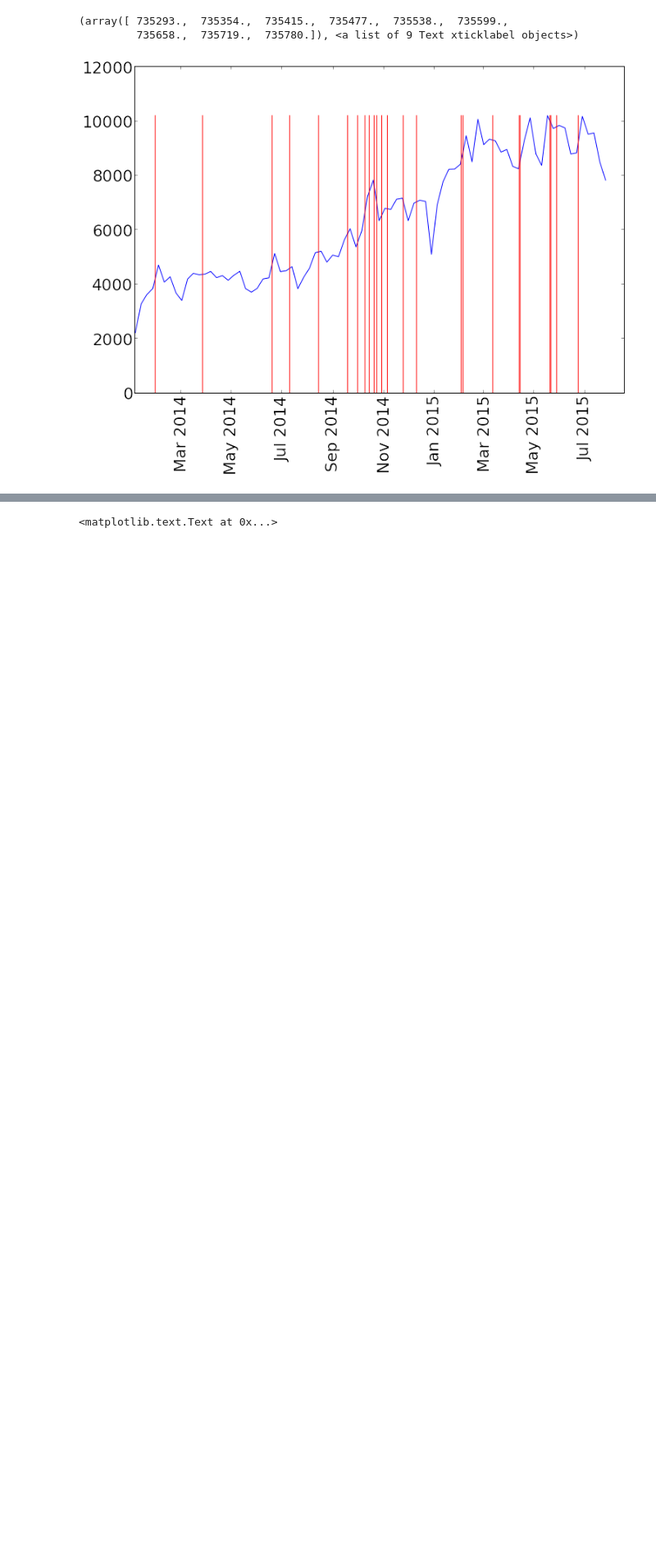
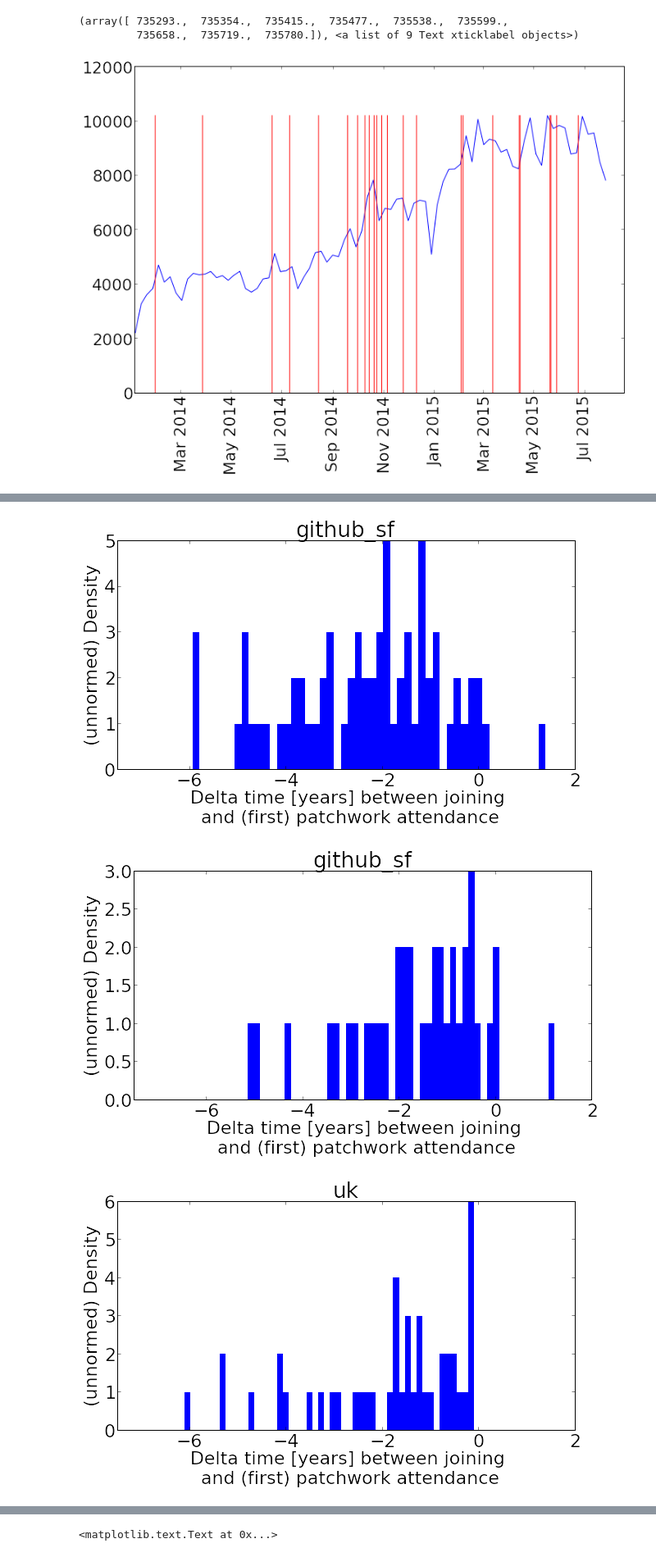
Before and after one commit to wazaahhh/patchwork, a Jupyter notebook: patchwork.ipynb, the cells around one changed output, grey strips where cells are left out. Shown at 82% size. Saved outputs shown, nothing was run; the diff lists cells and outputs as text; code cells hidden in the pictures; blank space fills up the shorter version.

```diff
--- a/patchwork.ipynb
+++ b/patchwork.ipynb
@@ -157,0 +188,16 @@ pl.xticks(rotation=90)
+# %%
+uPwDate = np.sort(np.unique(pwDate))
+
+for d,dx in enumerate(uPwDate):
+    pl.figure(d,(10,5))
+    c = (pwDate == dx)
+    pl.title(pwPlace[c][0])
+    H = np.histogram(deltaJ[c],bins=50)
+    pl.bar(H[1][:-1],H[0],width=H[1][1] - H[1][0],lw=0)
+    pl.xlabel("Delta time [years] between joining \n and (first) patchwork attendance")
+    pl.ylabel("(unnormed) Density")
+    pl.xlim(-7.5,2)
+# %% [output]
+[figure, added]
+[figure, added]
+[figure, added]
```
Also changed, not shown: parts of 5 cells of this notebook, 1 other file.
